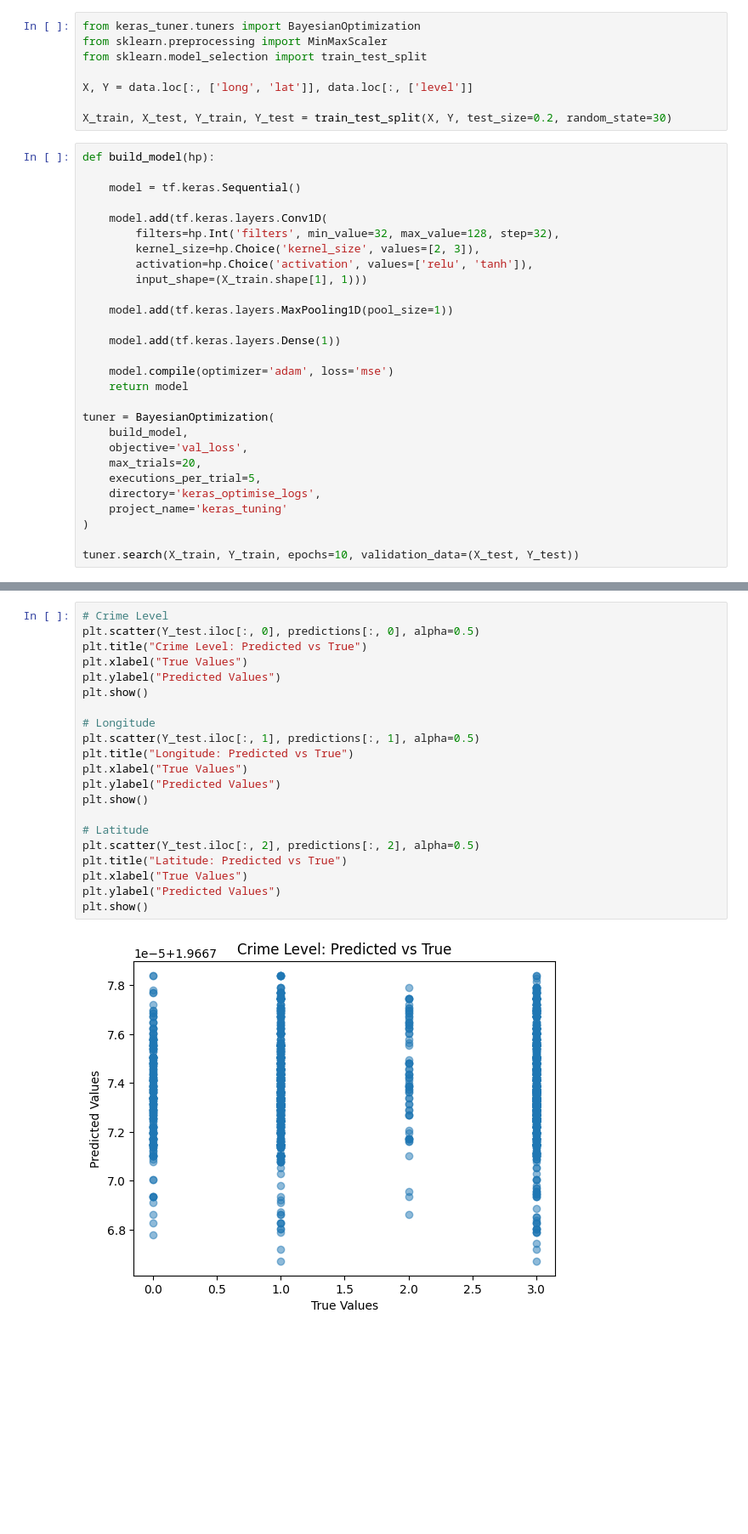
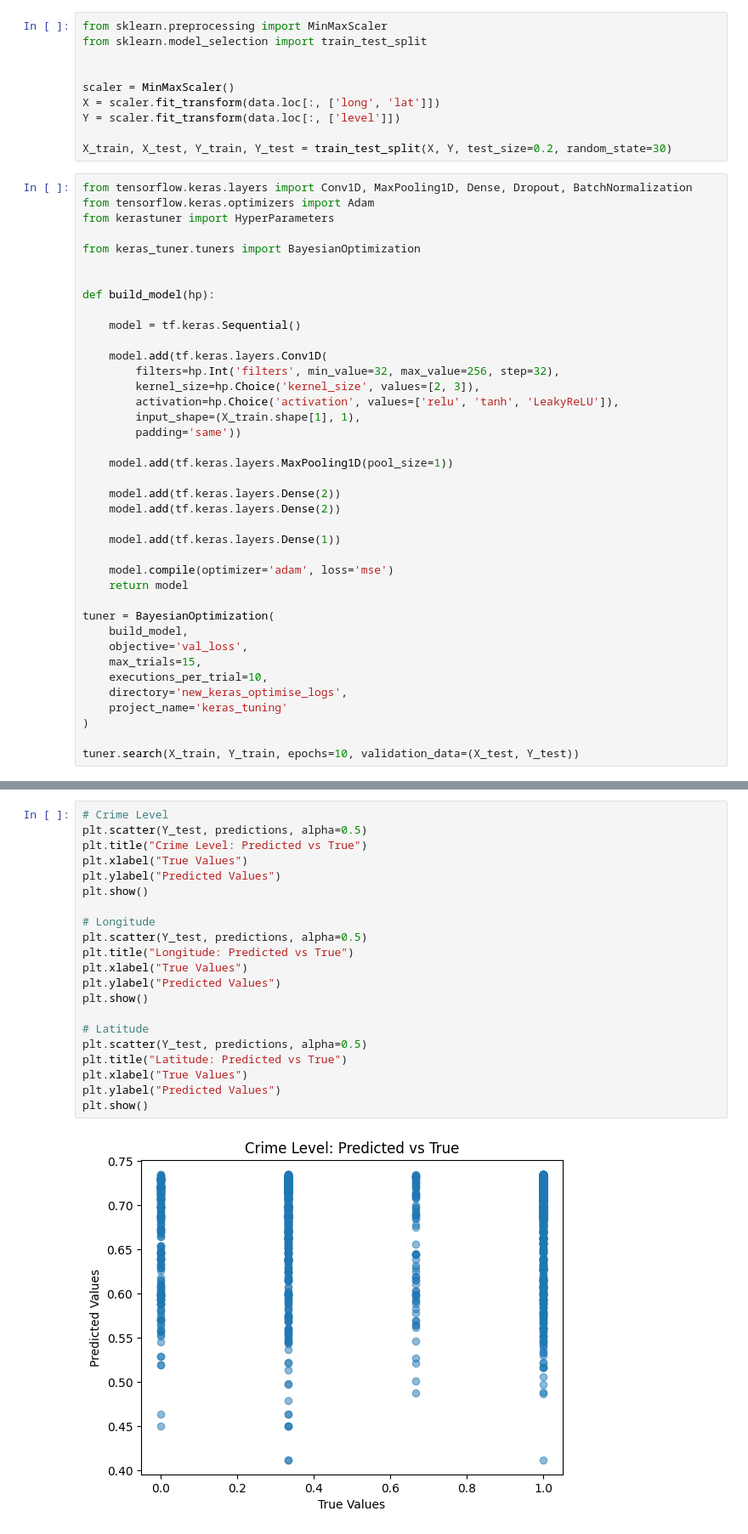
Before and after one commit to zhenglong-wu/ic-hack, a Jupyter notebook: backend/crime_model/keras_model.ipynb, the cells around one changed output, grey strips where cells are left out. Shown at 85% size. Drawn from its saved outputs; the diff is of its cells as text; blank space fills up the shorter version.

Commit message:
Updated models

```diff
--- a/backend/crime_model/keras_model.ipynb
+++ b/backend/crime_model/keras_model.ipynb
@@ -30,23 +23,36 @@ please provide us feedback at https://github.com/pandas-dev/pandas/issues/54466
 # %%
-from keras_tuner.tuners import BayesianOptimization
 from sklearn.preprocessing import MinMaxScaler
 from sklearn.model_selection import train_test_split
 
-X, Y = data.loc[:, ['long', 'lat']], data.loc[:, ['level']]
+
+scaler = MinMaxScaler()
+X = scaler.fit_transform(data.loc[:, ['long', 'lat']])
+Y = scaler.fit_transform(data.loc[:, ['level']])
 
 X_train, X_test, Y_train, Y_test = train_test_split(X, Y, test_size=0.2, random_state=30)
 # %%
+from tensorflow.keras.layers import Conv1D, MaxPooling1D, Dense, Dropout, BatchNormalization
+from tensorflow.keras.optimizers import Adam
+from kerastuner import HyperParameters
+
+from keras_tuner.tuners import BayesianOptimization
+
+
 def build_model(hp):
 
     model = tf.keras.Sequential()
 
     model.add(tf.keras.layers.Conv1D(
-        filters=hp.Int('filters', min_value=32, max_value=128, step=32),
+        filters=hp.Int('filters', min_value=32, max_value=256, step=32),
         kernel_size=hp.Choice('kernel_size', values=[2, 3]),
-        activation=hp.Choice('activation', values=['relu', 'tanh']),
-        input_shape=(X_train.shape[1], 1)))
+        activation=hp.Choice('activation', values=['relu', 'tanh', 'LeakyReLU']),
+        input_shape=(X_train.shape[1], 1),
+        padding='same'))
 
     model.add(tf.keras.layers.MaxPooling1D(pool_size=1))
+
+    model.add(tf.keras.layers.Dense(2))
+    model.add(tf.keras.layers.Dense(2))
 
     model.add(tf.keras.layers.Dense(1))
 
@@ -56,9 +62,9 @@ def build_model(hp):
 tuner = BayesianOptimization(
     build_model,
     objective='val_loss',
-    max_trials=20,
-    executions_per_trial=5,
-    directory='keras_optimise_logs',
+    max_trials=15,
+    executions_per_trial=10,
+    directory='new_keras_optimise_logs',
     project_name='keras_tuning'
 )
 
@@ -103,23 +109,23 @@ predictions = best_model.predict(X_test)
 # %%
 # Crime Level
-plt.scatter(Y_test.iloc[:, 0], predictions[:, 0], alpha=0.5)
+plt.scatter(Y_test, predictions, alpha=0.5)
 plt.title("Crime Level: Predicted vs True")
 plt.xlabel("True Values")
 plt.ylabel("Predicted Values")
 plt.show()
 
 # Longitude
-plt.scatter(Y_test.iloc[:, 1], predictions[:, 1], alpha=0.5)
+plt.scatter(Y_test, predictions, alpha=0.5)
 plt.title("Longitude: Predicted vs True")
 plt.xlabel("True Values")
 plt.ylabel("Predicted Values")
 plt.show()
 
 # Latitude
-plt.scatter(Y_test.iloc[:, 2], predictions[:, 2], alpha=0.5)
+plt.scatter(Y_test, predictions, alpha=0.5)
 plt.title("Latitude: Predicted vs True")
 plt.xlabel("True Values")
 plt.ylabel("Predicted Values")
 plt.show()
 # %% [output]
-[figure, old version]
+[figure, new version]
```
Also changed, not shown: parts of 6 cells of this notebook, 3 other files.
